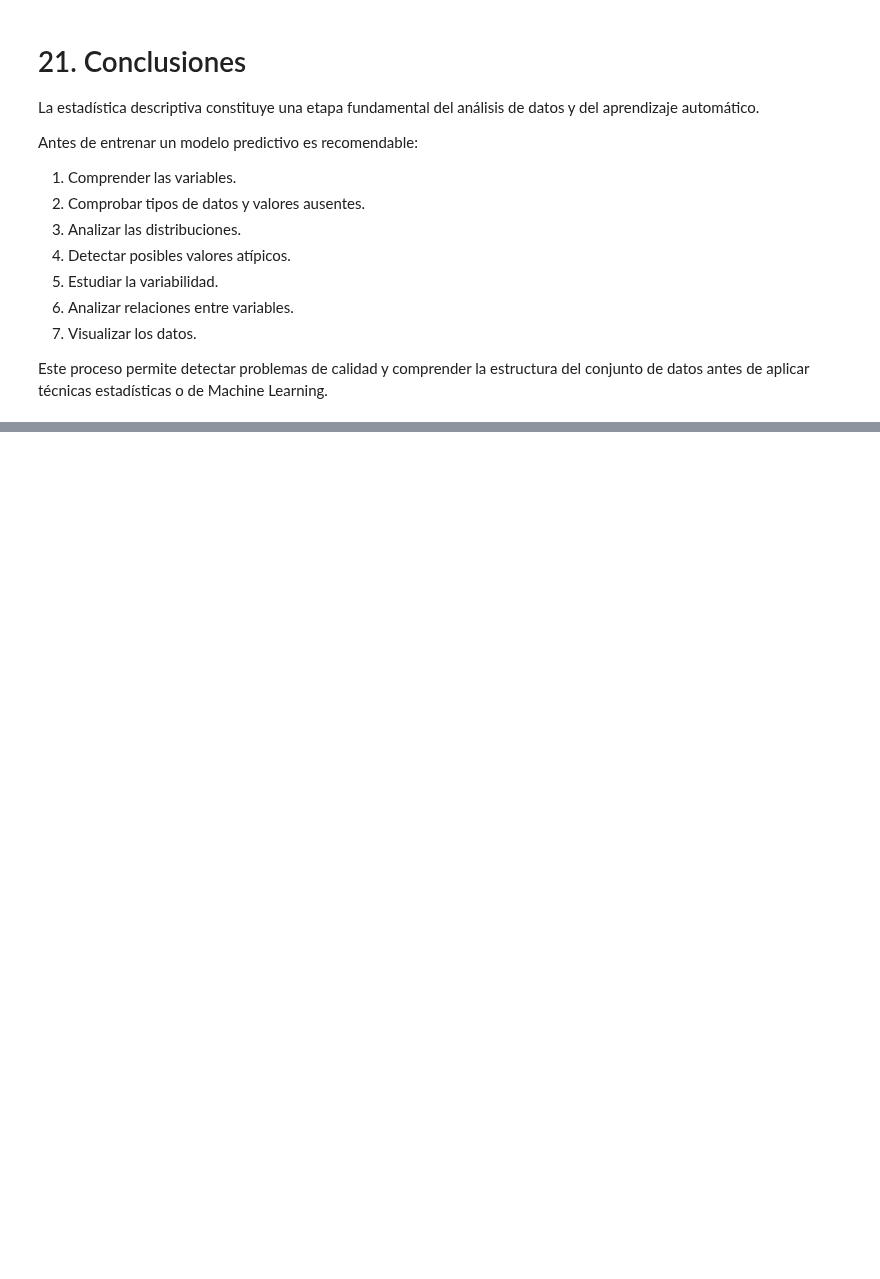
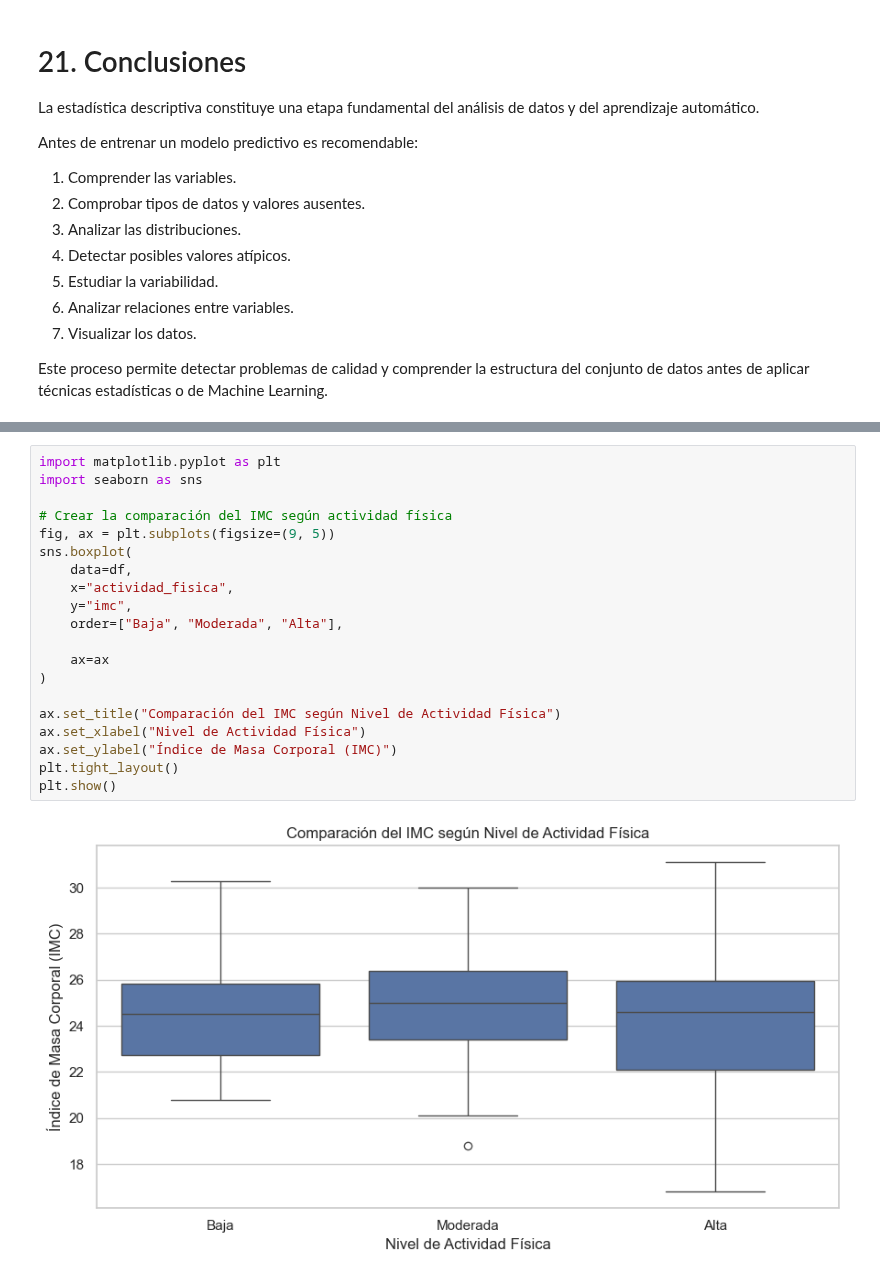
Before and after one commit to Turbostarow/IFCD107_fork, a Jupyter notebook: programacion/estadistica_descriptiva_jupyter/estadistica_descriptiva.ipynb, the cells around one changed output, grey strips where cells are left out. Drawn from its saved outputs; the diff is of its cells as text; blank space fills up the shorter version.

```diff
--- a/programacion/estadistica_descriptiva_jupyter/estadistica_descriptiva.ipynb
+++ b/programacion/estadistica_descriptiva_jupyter/estadistica_descriptiva.ipynb
@@ -660,0 +819,22 @@ del conjunto de datos antes de aplicar técnicas estadísticas o de Machine Lear
+# %%
+import matplotlib.pyplot as plt
+import seaborn as sns
+
+# Crear la comparación del IMC según actividad física
+fig, ax = plt.subplots(figsize=(9, 5))
+sns.boxplot(
+    data=df,
+    x="actividad_fisica",
+    y="imc",
+    order=["Baja", "Moderada", "Alta"],
+
+    ax=ax
+)
+
+ax.set_title("Comparación del IMC según Nivel de Actividad Física")
+ax.set_xlabel("Nivel de Actividad Física")
+ax.set_ylabel("Índice de Masa Corporal (IMC)")
+plt.tight_layout()
+plt.show()
+# %% [output]
+[figure, added]
```
Also changed, not shown: parts of 18 cells of this notebook, 9 other files.
